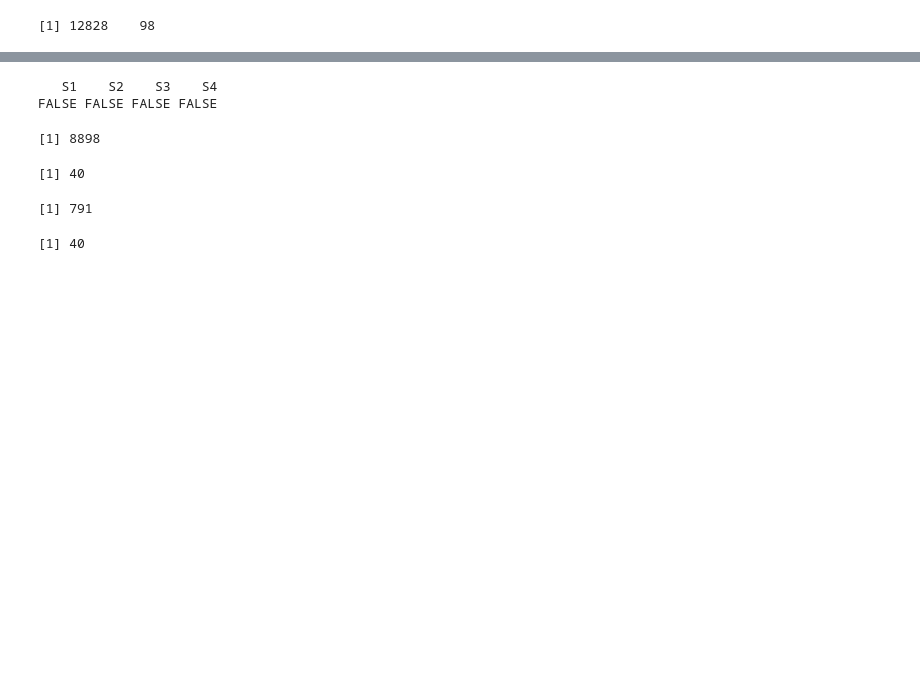
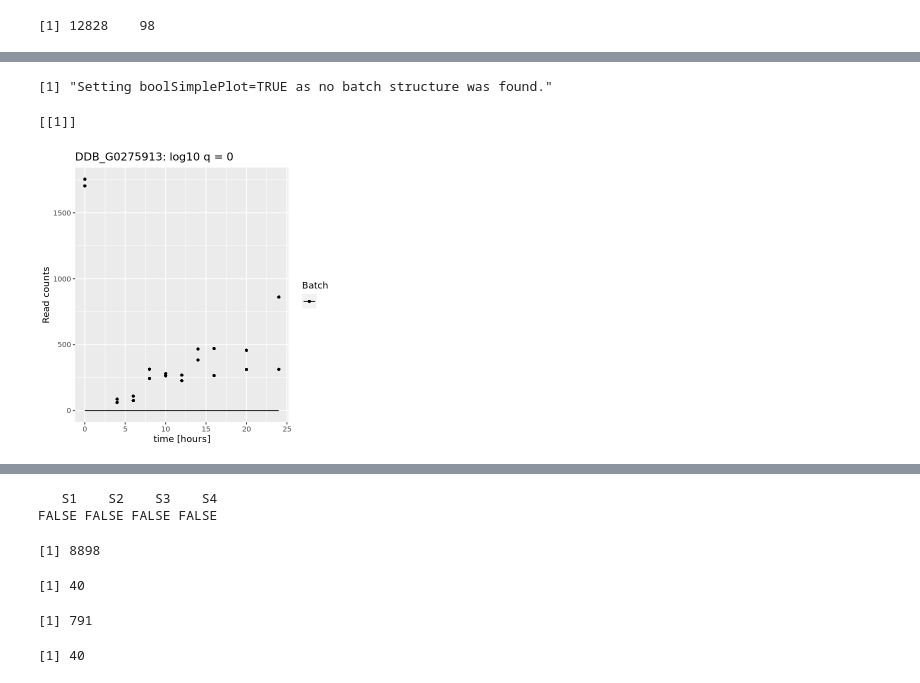
Before and after one commit to biolab/baylor-dicty, a Jupyter notebook: stages_DE/disag_genes_extendedImpulse.R.ipynb, the cells around one changed output, grey strips where cells are left out. Drawn from its saved outputs; the diff is of its cells as text; code cells hidden in the pictures; blank space fills up the shorter version.

```diff
--- a/stages_DE/disag_genes_extendedImpulse.R.ipynb
+++ b/stages_DE/disag_genes_extendedImpulse.R.ipynb
@@ -527,0 +635,14 @@ strNameRefMethod = NULL,model='fourSigmoid')
+# %%
+plotGenesExtended(
+vecGeneIDs =c('DDB_G0275913'),
+scaNTopIDs = NULL,
+objectImpulseDE2 = impulse_case,
+boolCaseCtrl = FALSE,
+dirOut = NULL,
+strFileName = NULL,
+vecRefPval = NULL,
+strNameRefMethod = NULL,model='impulse')
+# %% [output]
+[1] "Setting boolSimplePlot=TRUE as no batch structure was found."
+[[1]]
+[figure, added]
```
Also changed, not shown: parts of 69 cells of this notebook.
